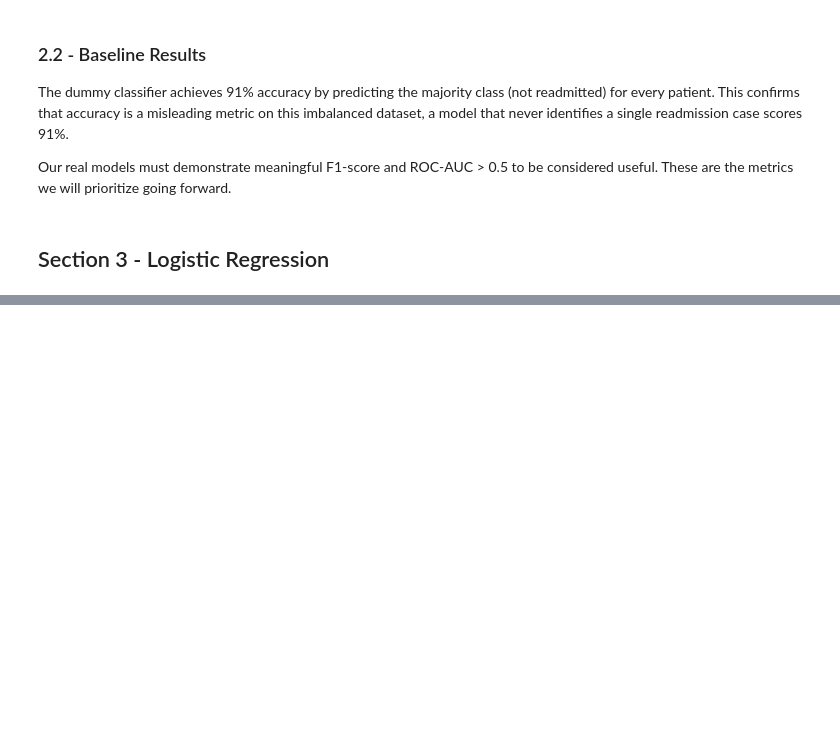
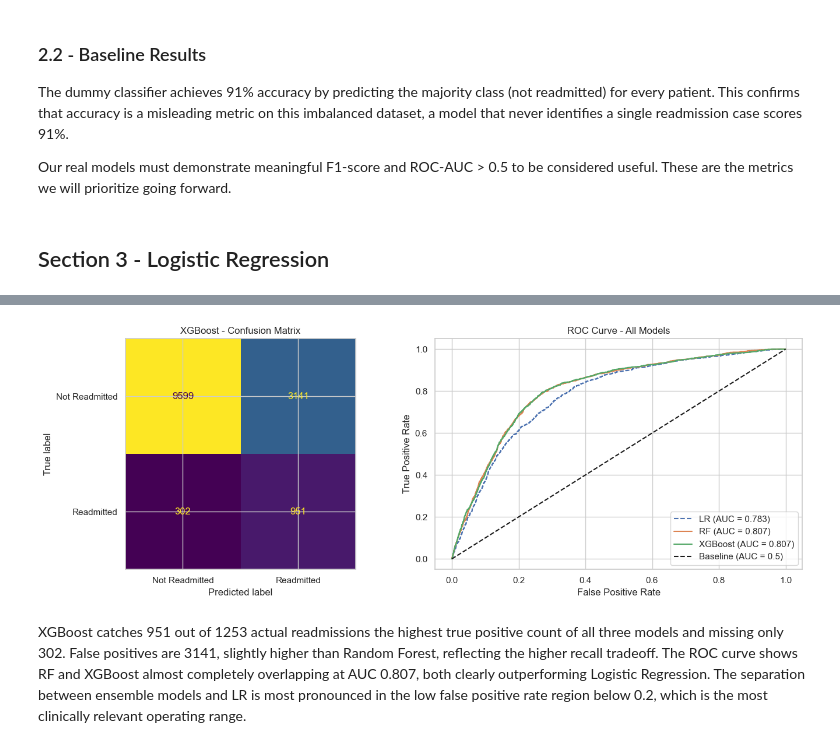
Before and after one commit to eliasLM-dev/Diabetes-readmission-ml-pipeline, a Jupyter notebook: notebooks/03_model_training_and_evaluation.ipynb, the cells around one changed output, grey strips where cells are left out. Drawn from its saved outputs; the diff is of its cells as text; code cells hidden in the pictures; blank space fills up the shorter version.

```diff
--- a/notebooks/03_model_training_and_evaluation.ipynb
+++ b/notebooks/03_model_training_and_evaluation.ipynb
@@ -139,0 +296,20 @@ considered useful. These are the metrics we will prioritize going forward.
+# %%
+from xgboost import XGBClassifier
+
+xgb_model = XGBClassifier(
+    scale_pos_weight=(y_train == 0).sum() / (y_train == 1).sum(),
+    random_state=RANDOM_STATE,
+    n_estimators=100,
+    max_depth=5,
+    learning_rate=0.05,
+    subsample=0.8,
+    colsample_bytree=0.8,
+    eval_metric='logloss'
+)
+xgb_model.fit(X_train, y_train)
+
+y_pred_xgb = xgb_model.predict(X_val)
+y_prob_xgb = xgb_model.predict_proba(X_val)[:, 1]
+
+xgb_metrics = f.evaluate_model(y_val, y_pred_xgb, y_prob_xgb)
+print(f"XGBoost Metrics: {xgb_metrics}")
@@ -139,0 +337,35 @@ considered useful. These are the metrics we will prioritize going forward.
+# %%
+fig, axes = plt.subplots(1, 2, figsize=(14, 5))
+
+# Confusion Matrix
+cm = confusion_matrix(y_val, y_pred_xgb)
+disp = ConfusionMatrixDisplay(confusion_matrix=cm, display_labels=['Not Readmitted', 'Readmitted'])
+disp.plot(ax=axes[0], colorbar=False)
+axes[0].set_title('XGBoost - Confusion Matrix')
+
+# ROC Curve - all three models
+fpr_lr, tpr_lr, _ = roc_curve(y_val, y_prob_lr)
+fpr_rf, tpr_rf, _ = roc_curve(y_val, y_prob_rf)
+fpr_xgb, tpr_xgb, _ = roc_curve(y_val, y_prob_xgb)
+
+axes[1].plot(fpr_lr, tpr_lr, label=f'LR (AUC = {lr_metrics["roc_auc"]:.3f})', linestyle='--')
+axes[1].plot(fpr_rf, tpr_rf, label=f'RF (AUC = {rf_metrics["roc_auc"]:.3f})')
+axes[1].plot(fpr_xgb, tpr_xgb, label=f'XGBoost (AUC = {xgb_metrics["roc_auc"]:.3f})')
+axes[1].plot([0, 1], [0, 1], 'k--', label='Baseline (AUC = 0.5)')
+axes[1].set_xlabel('False Positive Rate')
+axes[1].set_ylabel('True Positive Rate')
+axes[1].set_title('ROC Curve - All Models')
+axes[1].legend()
+
+plt.tight_layout()
+plt.show()
+# %% [output]
+[figure, added]
+# %% [markdown]
+XGBoost catches 951 out of 1253 actual readmissions the highest true positive count
+of all three models and missing only 302. False positives are 3141, slightly higher
+than Random Forest, reflecting the higher recall tradeoff. The ROC curve shows RF
+and XGBoost almost completely overlapping at AUC 0.807, both clearly outperforming
+Logistic Regression. The separation between ensemble models and LR is most pronounced
+in the low false positive rate region below 0.2, which is the most clinically
+relevant operating range.
```
Also changed, not shown: parts of 14 cells of this notebook.
